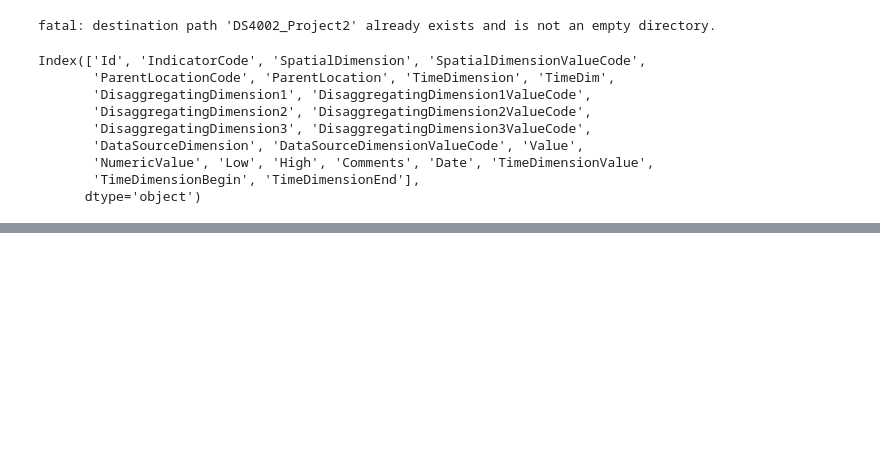
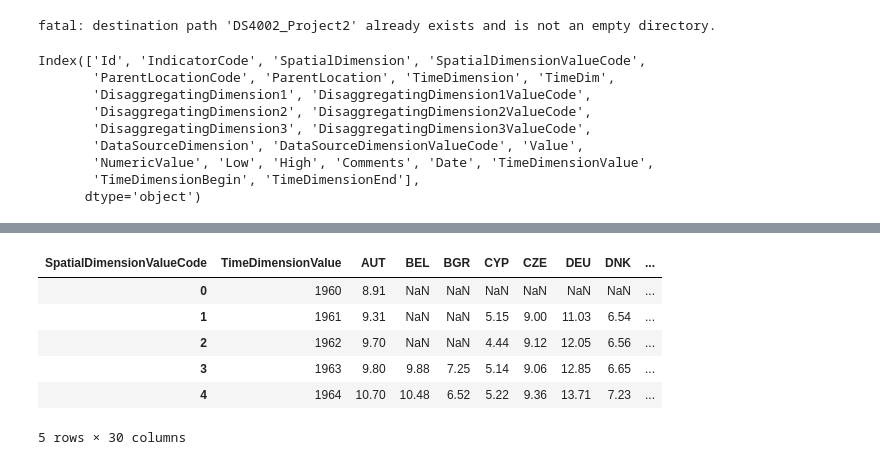
Before and after one commit to henqc/DS4002_CS3, a Jupyter notebook: draft.ipynb, the cells around one changed output, grey strips where cells are left out. Saved outputs shown, nothing was run; the diff lists cells and outputs as text; code cells hidden in the pictures; blank space fills up the shorter version.

```diff
--- a/draft.ipynb
+++ b/draft.ipynb
@@ -37 +51,7 @@ Index(['Id', 'IndicatorCode', 'SpatialDimension', 'SpatialDimensionValueCode',
+# %%
+df_country = df_type[['SpatialDimensionValueCode','NumericValue','TimeDimensionValue']]
+# %%
+countries = ['AUT','BEL','BGR','HRV','CYP','CZE','DNK','EST','FIN','FRA','DEU','GRC','HUN','IRL','ITA','LVA','LTU','LUX','MLT','NLD','POL','PRT','ROU','SVK','SVN','ESP','SWE','GBR','USA']
+# %%
+df_country = df_country[df_country['SpatialDimensionValueCode'].isin(countries)]
 # %%
@@ -102,0 +64,14 @@ https://machinelearningmastery.com/arima-for-time-series-forecasting-with-python
+# %%
+df_pivot = df_country.pivot(index='TimeDimensionValue', columns='SpatialDimensionValueCode', values='NumericValue')
+
+df_pivot.reset_index(inplace=True)
+# %%
+display(df_pivot.head())
+# %% [output]
+| SpatialDimensionValueCode | TimeDimensionValue | AUT | BEL | BGR | CYP | CZE | DEU | DNK | ... |
+| 0 | 1960 | 8.91 | NaN | NaN | NaN | NaN | NaN | NaN | ... |
+| 1 | 1961 | 9.31 | NaN | NaN | 5.15 | 9.00 | 11.03 | 6.54 | ... |
+| 2 | 1962 | 9.70 | NaN | NaN | 4.44 | 9.12 | 12.05 | 6.56 | ... |
+| 3 | 1963 | 9.80 | 9.88 | 7.25 | 5.14 | 9.06 | 12.85 | 6.65 | ... |
+| 4 | 1964 | 10.70 | 10.48 | 6.52 | 5.22 | 9.36 | 13.71 | 7.23 | ... |
+5 rows × 30 columns
```
Also changed, not shown: parts of 16 cells of this notebook.
